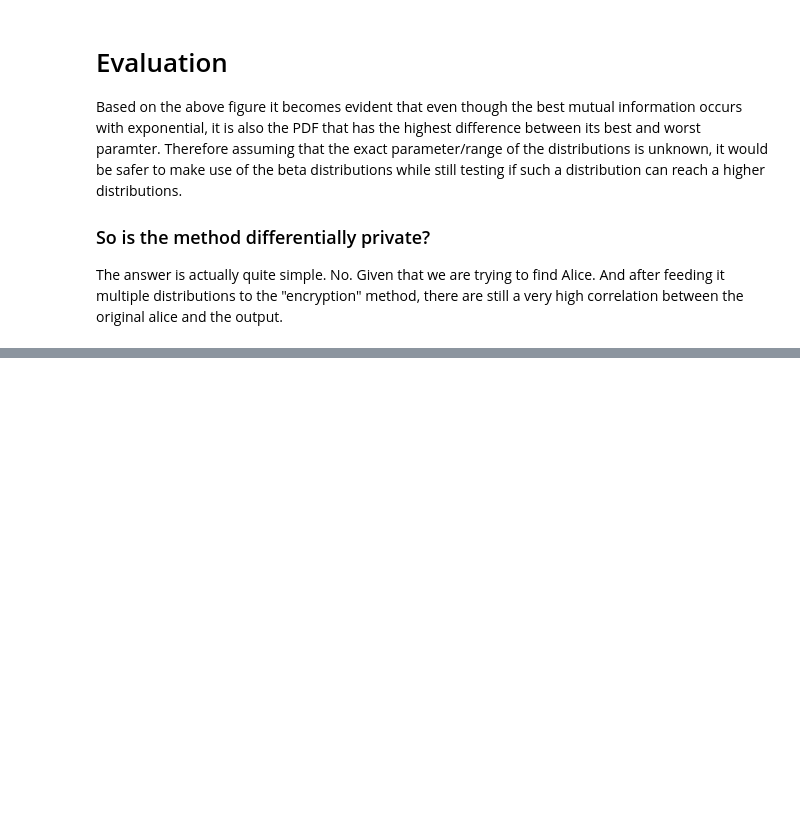
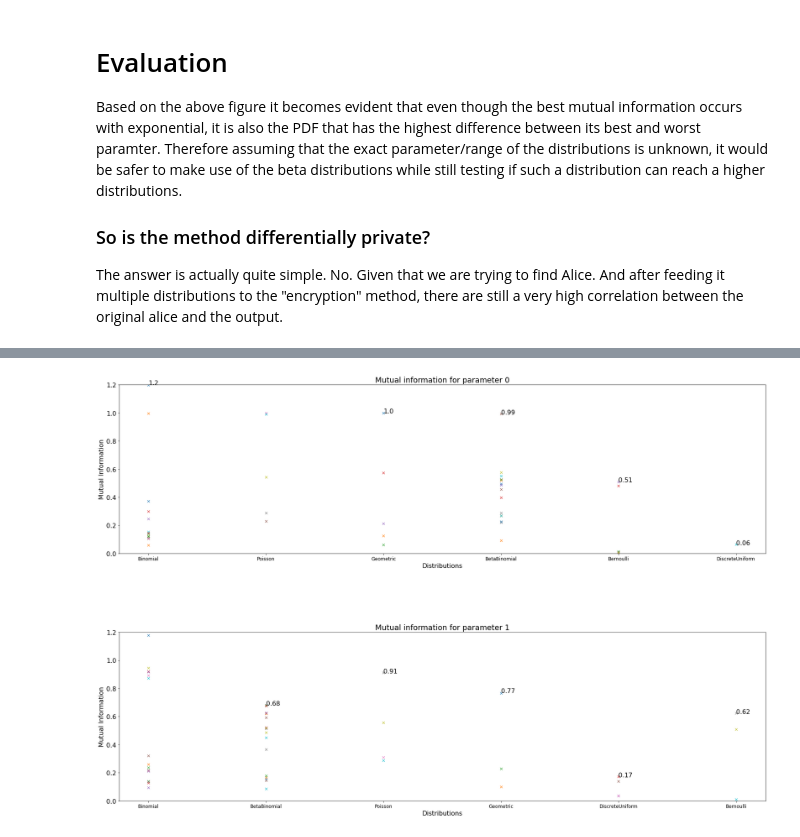
Before and after one commit to tommcamm/privugger, a Jupyter notebook: Analysis.ipynb, the cells around one changed output, grey strips where cells are left out. Cells and saved outputs as stored; diff of their text form; code cells hidden in the pictures; blank space fills up the shorter version.

```diff
--- a/Analysis.ipynb
+++ b/Analysis.ipynb
@@ -181,0 +219,6 @@ The answer is actually quite simple. No. Given that we are trying to find Alice.
+# %%
+data = SimulationMetrics(path="metrics.priv")
+plt.rcParams.update({'font.size': 16})
+data.plot_mutual_information(figsize=(24,16))
+# %% [output]
+[figure, added]
```
Also changed, not shown: parts of 40 cells of this notebook, 7 other files.
